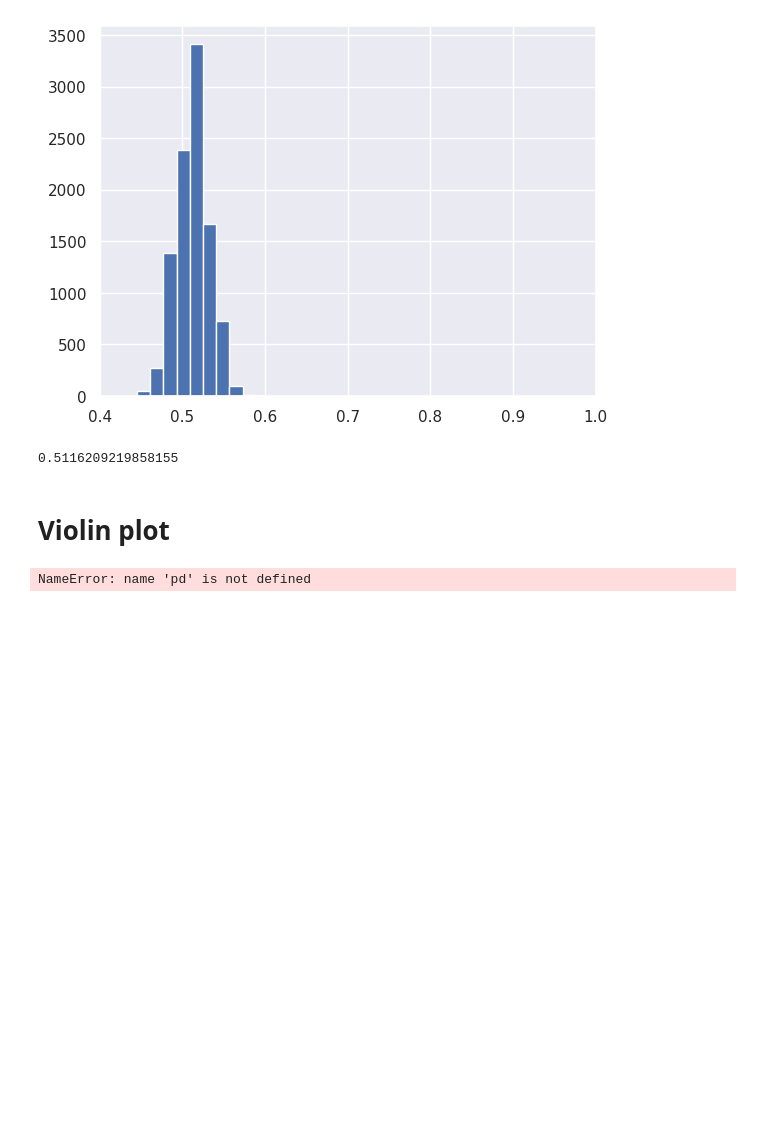
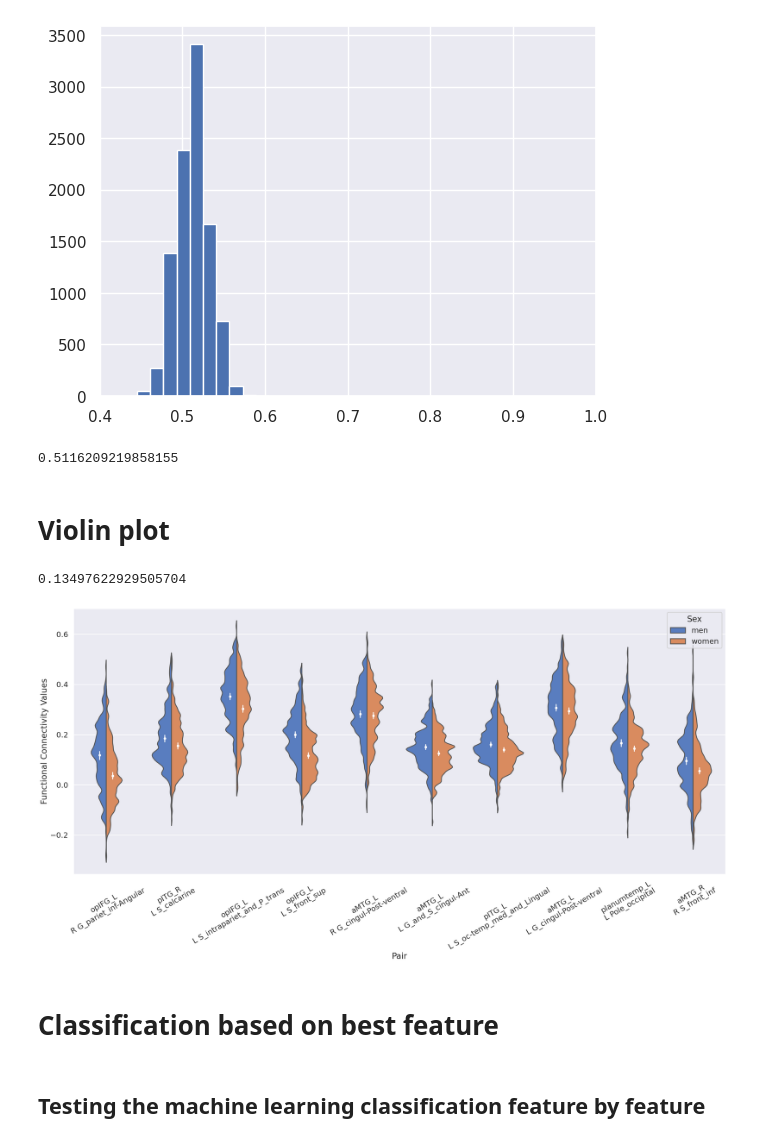
Before and after one commit to Xanthylajoie/sex_diff, a Jupyter notebook: sex_classification_24.ipynb, the cells around one changed output. Drawn from its saved outputs; the diff is of its cells as text; code cells hidden in the pictures; blank space fills up the shorter version.

Commit message:
violin are done, GLM is done and testing for single best feature as classifier for man and woman

```diff
--- a/sex_classification_24.ipynb
+++ b/sex_classification_24.ipynb
@@ -779,6 +779,7 @@ acc_iter.mean()
 # Violin plot
 # %%
 #1. make dataframe for the violin plot
+Final_df = pd.read_csv("/data/brambati/dataset/HCP/derivatives/training_sex_diff/Final_HCP_database.csv")
 df = pd.DataFrame.from_dict(data, orient="index", columns=label["name"]).reset_index()
 df["participant_id"] = df["index"].apply(lambda x: x[0])
 df["seed"] = df["index"].apply(lambda x: x[1])
@@ -801,57 +802,60 @@ print(df_temp_men["value"].mean())
 
 
 # A changer selon les dix meilleures seeds
 # list to make sure top 10 regions are in order
 
-top10 = ["aMTG_L with L S_front_sup",
-         "aMTG_L with R G_pariet_inf-Angular",
-         "pITG_L with R G_front_inf-Orbital",
-         "aMTG_L with L G_and_S_transv_frontopol",
-         "planumtemp_R with L S_interm_prim-Jensen",
-         "pITG_R with L G_oc-temp_lat-fusifor",
-         "pITG_L with L G_cingul-Post-ventral",
-         "opIFG_L with L Pole_occipital",
-         "planumtemp_R with L S_calcarine",
-         "aMTG_R with L S_front_sup"]
+top10 = ["opIFG_L with R G_pariet_inf-Angular",
+         "pITG_R with L S_calcarine",
+         "opIFG_L with L S_intrapariet_and_P_trans",
+         "opIFG_L with L S_front_sup",
+         "aMTG_L with R G_cingul-Post-ventral",
+         "aMTG_L with L G_and_S_cingul-Ant",
+         "pITG_L with L S_oc-temp_med_and_Lingual",
+         "aMTG_L with L G_cingul-Post-ventral",
+         "planumtemp_L with L Pole_occipital",
+         "aMTG_R with R S_front_inf"]
 
 
 df_temp = df_connectivity.loc[
-    #(df_connectivity["seed"] == "opIFG_L") &
+    # (df_connectivity["seed"] == "opIFG_L") &
     (df_connectivity["pair"].isin(top10))
 ]
 df_temp["Sex"] = df_temp["Gender"]
 df_temp["Functional Connectivity Values"] = df_temp["value"]
 df_temp["Pair"] = df_temp["pair"]
 
 # plt.figure(figsize=(20, 11.25))
 
 sns.set_theme(context="poster")
 
 v_plot = sns.violinplot(x="Pair", y="Functional Connectivity Values", hue="Sex", data=df_temp, split= True, bw=0.10,inner = None, palette="muted", order=top10)
 # v_plot.set_xticks([0,1])
 # v_plot.set_xticklabels(["aMTG_L\nL S_front_sup", "2"])
 # v_plot
 
 v_plot = sns.pointplot(x="Pair", y="Functional Connectivity Values", hue="Sex",
                     data=df_temp, dodge=0.2, join=False, palette=['white'], ax=v_plot, scale=0.5, order=top10, legend=False)
 
 # changer les xticklabels selon les labels obtenues
-# v_plot.set_xticks([0,1,2,3,4,5,6,7,8,9])
-# v_plot.set_xticklabels(["aMTG_L\nL S_front_sup",
-#                     "aMTG_L\nR G_pariet_inf-Angular",
-#                     "pITG_L\nR G_front_inf-Orbital",
-#                     "aMTG_L\nL G_and_S_transv_frontopol",
-#                     "planumtemp_R\nL S_interm_prim-Jensen",
-#                     "pITG_R\nL G_oc-temp_lat-fusifor",
-#                     "pITG_L\nL G_cingul-Post-ventral",
-#                     "opIFG_L\nL Pole_occipital",
-#                     "planumtemp_R\nL S_calcarine",
-#                     "aMTG_R\nL S_front_sup"], rotation=30)
+v_plot.set_xticks([0,1,2,3,4,5,6,7,8,9])
+v_plot.set_xticklabels(["opIFG_L\nR G_pariet_inf-Angular",
+                    "pITG_R\nL S_calcarine",
+                    "opIFG_L\nL S_intrapariet_and_P_trans",
+                    "opIFG_L\nL S_front_sup",
+                    "aMTG_L\nR G_cingul-Post-ventral",
+                    "aMTG_L\nL G_and_S_cingul-Ant",
+                    "pITG_L\nL S_oc-temp_med_and_Lingual",
+                    "aMTG_L\nL G_cingul-Post-ventral",
+                    "planumtemp_L\nL Pole_occipital",
+                    "aMTG_R\nR S_front_inf"], rotation=30)
 
 
-# fig = v_plot.get_figure()
-# fig.set_size_inches(28.5, 15)
-# plt.tight_layout()
-# fig.savefig("violin_plot.png", dpi=300)
+fig = v_plot.get_figure()
+fig.set_size_inches(28.5, 15)
+plt.tight_layout()
+fig.savefig("violin_plot.png", dpi=300)
 # %% [output]
-NameError: name 'pd' is not defined
+0.13497622929505704
+[figure, added]
+# %% [markdown]
+# Classification based on best feature
@@ -857,0 +911,2 @@ NameError: name 'pd' is not defined
+# %% [markdown]
+## Testing the machine learning classification feature by feature
```
Also changed, not shown: parts of 2 cells of this notebook, 8 other files.
